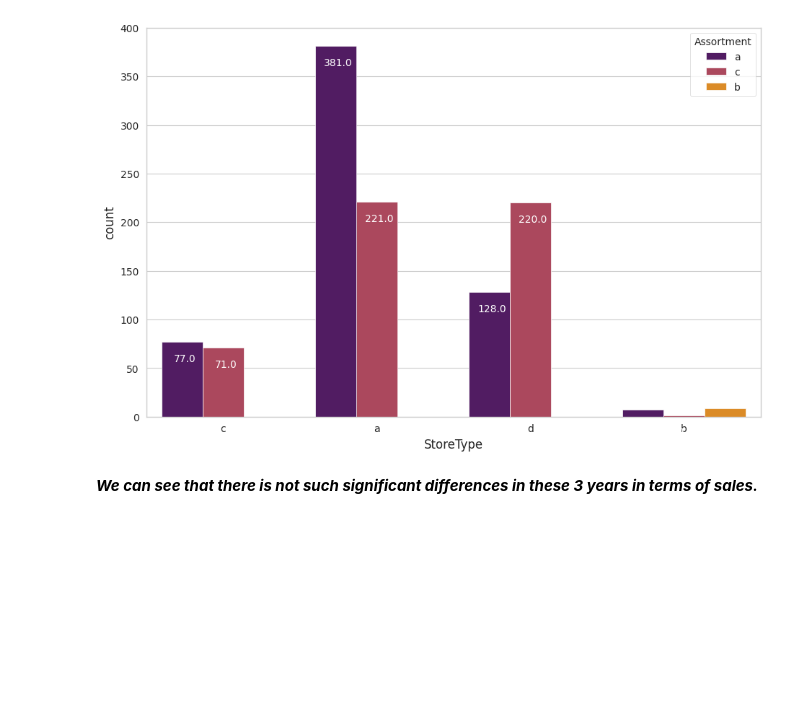
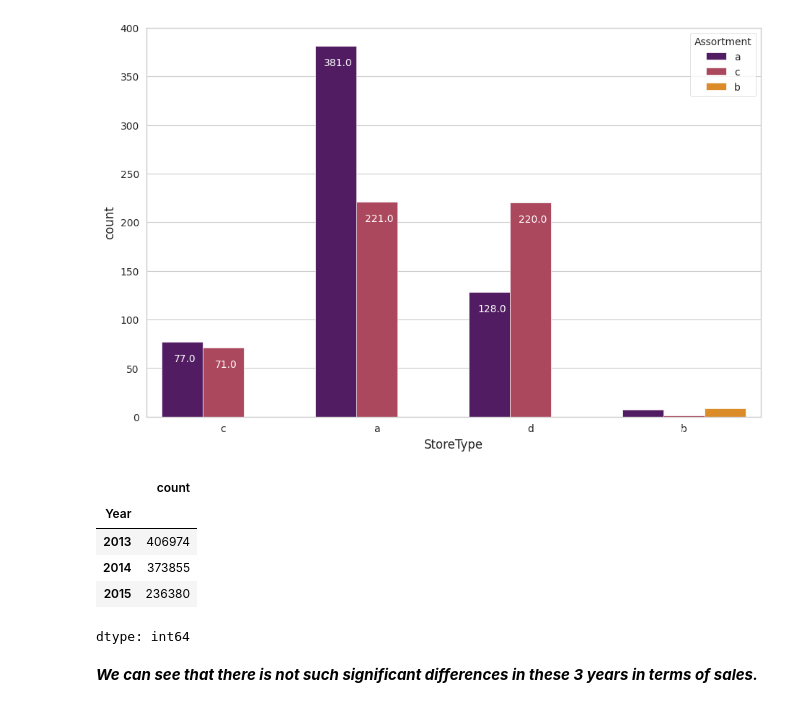
Before and after one commit to harendradadhich/notebooks, a Jupyter notebook: Retail_Sales_Prediction_Capstone_Project.ipynb, the cells around one changed output. Saved outputs shown, nothing was run; the diff lists cells and outputs as text; code cells hidden in the pictures; blank space fills up the shorter version.

```diff
--- a/Retail_Sales_Prediction_Capstone_Project.ipynb
+++ b/Retail_Sales_Prediction_Capstone_Project.ipynb
@@ -516,6 +537,15 @@ for p in store_type.patches:
     store_type.annotate(f'\n{p.get_height()}', (p.get_x()+0.15, p.get_height()),ha='center', va='top', color='white', size=10)
 # %% [output]
 [figure]
+# %%
+rossman_df.Year.value_counts()
+# %% [output]
+|  | count |
+| Year |  |
+| 2013 | 406974 |
+| 2014 | 373855 |
+| 2015 | 236380 |
+dtype: int64
 # %% [markdown]
 ***We can see that there is not such significant differences in these 3 years in terms of sales.***
 # %%
```
Also changed, not shown: parts of 44 cells of this notebook.
